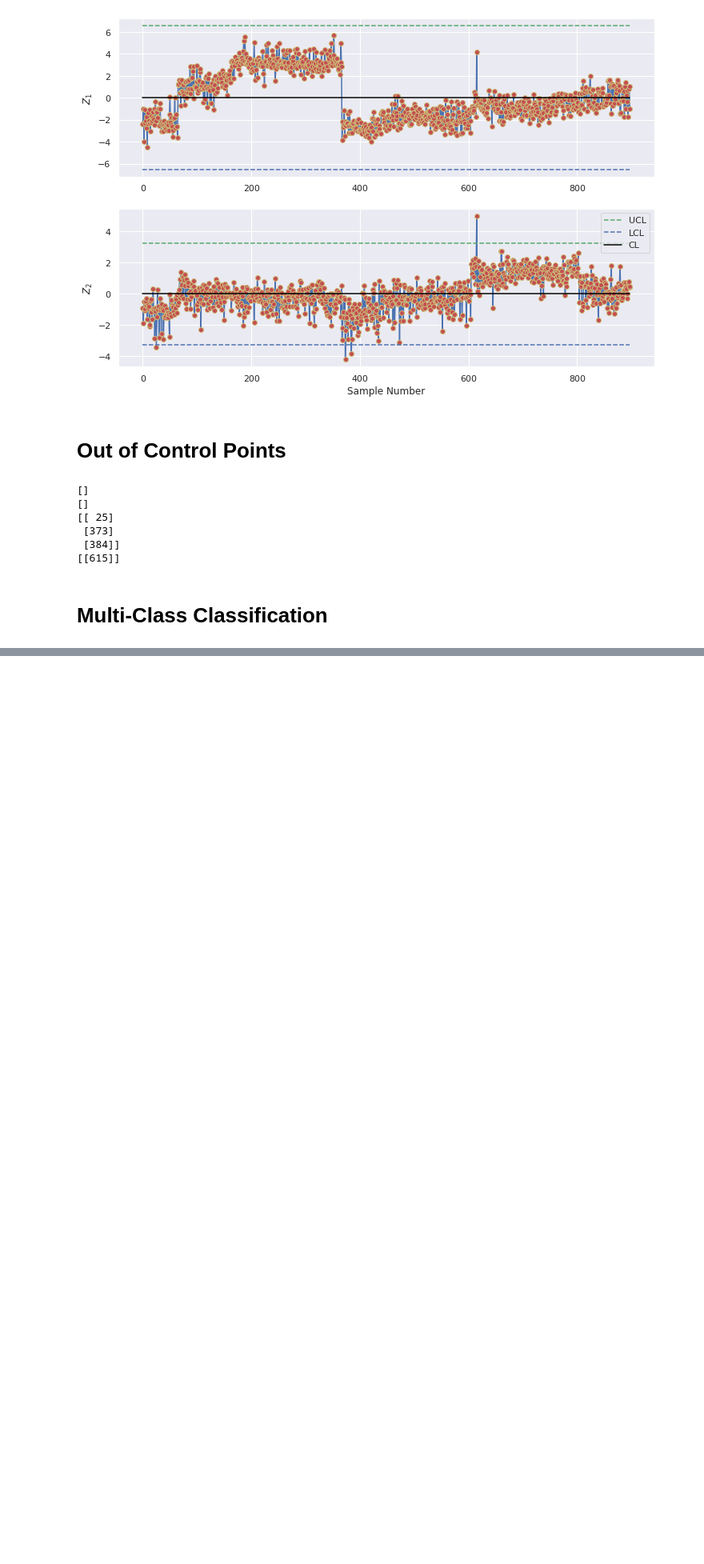
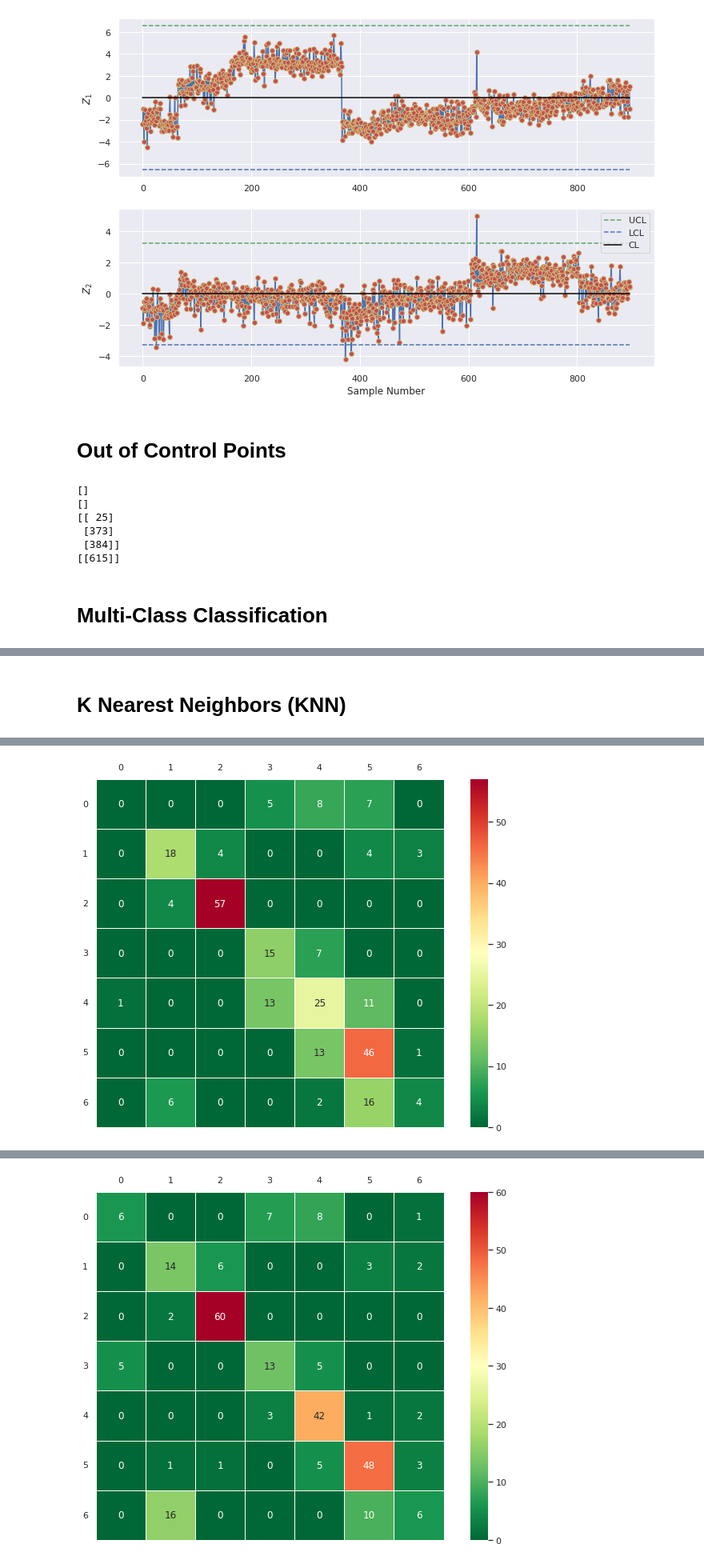
Before and after one commit to Ameer-Mohammed/test2, a Jupyter notebook: Project.ipynb, the cells around one changed output, grey strips where cells are left out. Shown at 80% size. Drawn from its saved outputs; the diff is of its cells as text; code cells hidden in the pictures; blank space fills up the shorter version.

```diff
--- a/Project.ipynb
+++ b/Project.ipynb
@@ -523,0 +633,77 @@ TypeError: ignored
+# %% [markdown]
+# K Nearest Neighbors (KNN)
+# %%
+# Hyperparameter grid search for k
+param_grid = {'n_neighbors': [2, 4, 8, 16, 32]}
+knn = KNeighborsClassifier()
+grid_search = GridSearchCV(knn, param_grid, cv=5)
+
+# Find best k
+knn_full_data = grid_search.fit(X_train, y_train)
+knn_Z = grid_search.fit(Z_train, zy_train)
+knn_Z12 = grid_search.fit(Z12_train, z12y_train)
+
+# Get best k
+print('Grid Search Results:')
+k_full_data = knn_full_data.best_params_
+k_Z = knn_Z.best_params_
+k_Z12 = knn_Z12.best_params_
+print(f'k_full_data: {k_full_data}\nk_Z: {k_Z}\nk_Z12: {k_Z12}')
+
+# Apply best k
+knn = KNeighborsClassifier(n_neighbors=k_full_data.get('n_neighbors'))
+scores_knn_full_data = cross_validate(knn, X_train, y_train, cv=5, scoring=scoring)
+scores_knn_Z = cross_validate(knn, Z_train, zy_train, cv=5, scoring=scoring)
+scores_knn_Z12 = cross_validate(knn, Z12_train, z12y_train, cv=5, scoring=scoring)
+
+knn_scores_dict={}
+for i in ['fit_time','test_f1_macro']:
+  knn_scores_dict["knn_full_data " + i ] = scores_knn_full_data[i]
+  knn_scores_dict["knn_Z  " + i ] = scores_knn_Z[i]
+  knn_scores_dict["knn_Z12 " + i ] = scores_knn_Z12[i]
+
+knn_scores_data = pd.DataFrame(knn_scores_dict).T
+#knn_scores_data['avgs'] = knn_scores_data.mean(axis=1)
+print(f'{knn_scores_data}\n')
+
+datasets = [('FULL DATA', X_train, y_train, X_test, y_test), ('Z', Z_train, zy_train, Z_test, zy_test), ('Z12', Z12_train, z12y_train, Z12_test, z12y_test)]
+for i, (name, Xtr, ytr, Xtst, ytst) in enumerate(datasets):
+  # Apply on train-test split
+  knn.fit(Xtr, ytr)
+  y_pred = knn.predict(Xtst)
+  knn_score = knn.score(Xtst, ytst)
+  #print(f'\nTest Set Accuracy: {knn_score:.3f}')
+
+  # Classification Report
+  print(f'DATASET: {name}')
+  print('Classification Report:')
+  print(classification_report(ytst, y_pred, digits=3))
+
+  # Confusion Matrix
+  cm_knn = confusion_matrix(y_true=ytst, y_pred=y_pred)
+  ax = sns.heatmap(cm_knn, cmap='RdYlGn_r', linewidths=0.5, annot=True, square=True)
+  plt.yticks(rotation=0)
+  ax.tick_params(labelbottom=False,labeltop=True)
+  ax.set_xticklabels(ax.get_xticklabels(),rotation=0)
+  #plt.title('KNN Confusion Matrix')
+  plt.show()
+   #ADAPTED FROM: https://scikit-learn.org/stable/auto_examples/ensemble/plot_voting_decision_regions.html#sphx-glr-auto-examples-ensemble-plot-voting-decision-regions-py
+  if name == 'Z12':
+    # Plotting decision regions
+    x_min, x_max = Xtr[:, 0].min() - 1, Xtr[:, 0].max() + 1
+    y_min, y_max = Xtr[:, 1].min() - 1, Xtr[:, 1].max() + 1
+    xx, yy = np.meshgrid(np.arange(x_min, x_max, 0.01), np.arange(y_min, y_max, 0.01))
+
+    Z = knn.predict(np.c_[xx.ravel(), yy.ravel()])
+    Z = Z.reshape(xx.shape)
+
+    plt.contourf(xx, yy, Z, alpha=0.4)
+    plt.scatter(Xtr[:, 0], Xtr[:, 1], c=ytr, s=20, edgecolor="k", label='Train Set')
+    plt.scatter(Xtst[:, 0], Xtst[:, 1], c=ytst, marker='^', s=20, edgecolor="k", label='Test Set')
+    plt.xlabel('$Z_1$')
+    plt.ylabel('$Z_2$')
+    plt.legend()
+    plt.show()
+
+    # print(np.where(ytst != y_pred))
+# %% [output]
@@ -523,0 +727 @@ TypeError: ignored
+[figure, added]
@@ -523,0 +743 @@ TypeError: ignored
+[figure, added]
```
Also changed, not shown: parts of 17 cells of this notebook.
